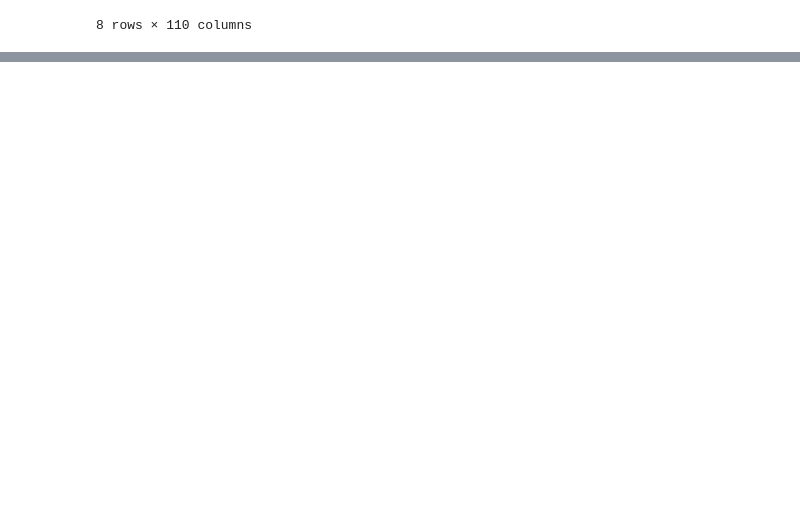
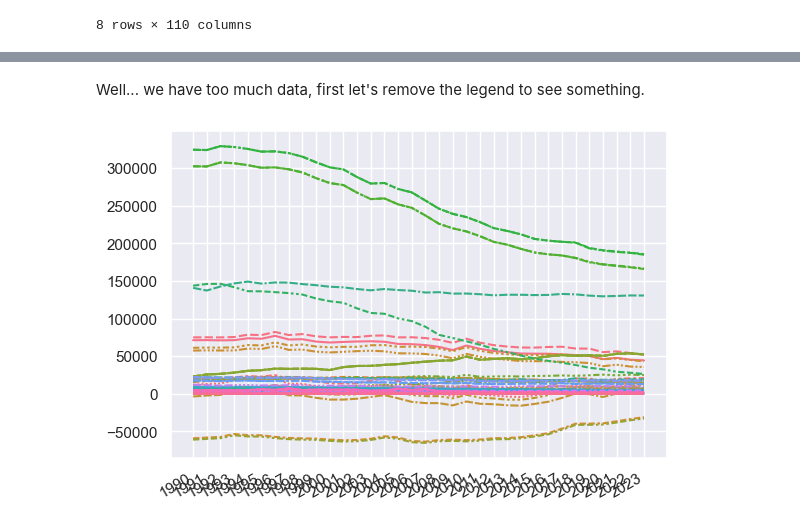
Before and after one commit to clementpickel/DSP_Assignement, a Jupyter notebook: Assignement3/Assignement3_group4.ipynb, the cells around one changed output, grey strips where cells are left out. Saved outputs shown, nothing was run; the diff lists cells and outputs as text; code cells hidden in the pictures; blank space fills up the shorter version.

Commit message:
Add plotting time series data

```diff
--- a/Assignement3/Assignement3_group4.ipynb
+++ b/Assignement3/Assignement3_group4.ipynb
@@ -151,0 +161,9 @@ df_t_n.describe()
+# %% [markdown]
+Well... we have too much data, first let's remove the legend to see something.
+# %%
+# Your lineplot
+g = sns.lineplot(data=df_t_n)
+g.figure.autofmt_xdate()
+plt.legend().remove()
+# %% [output]
+[figure, added]
```
Also changed, not shown: parts of 4 cells of this notebook, 1 other file.
